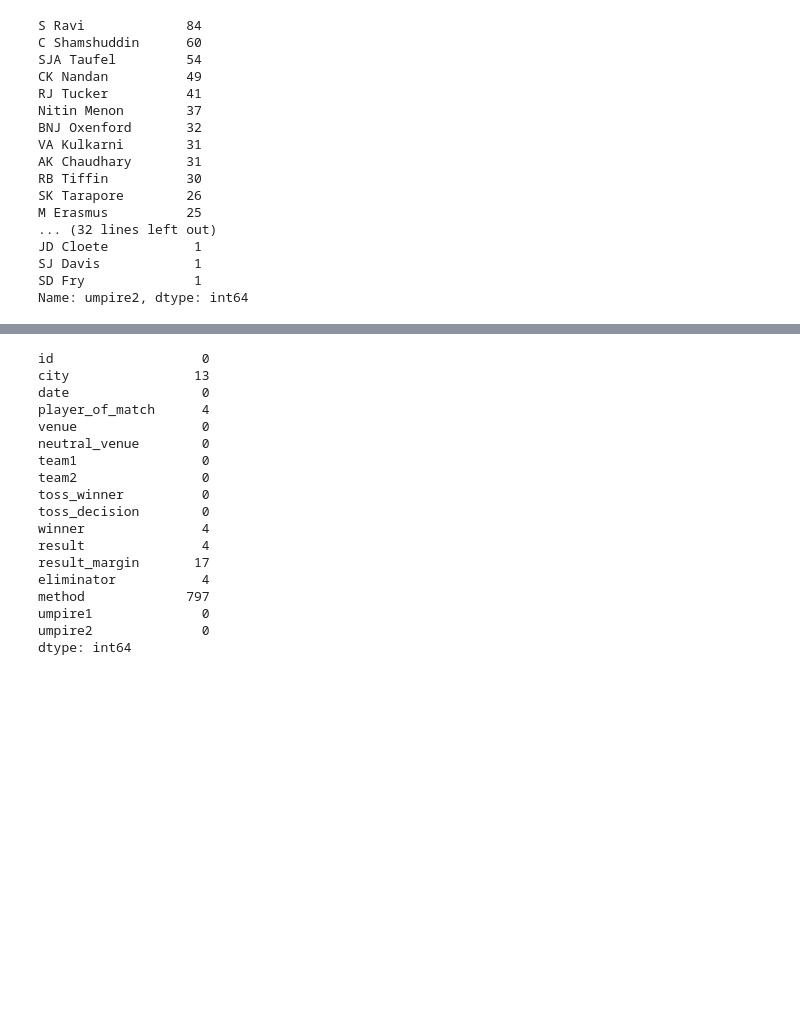
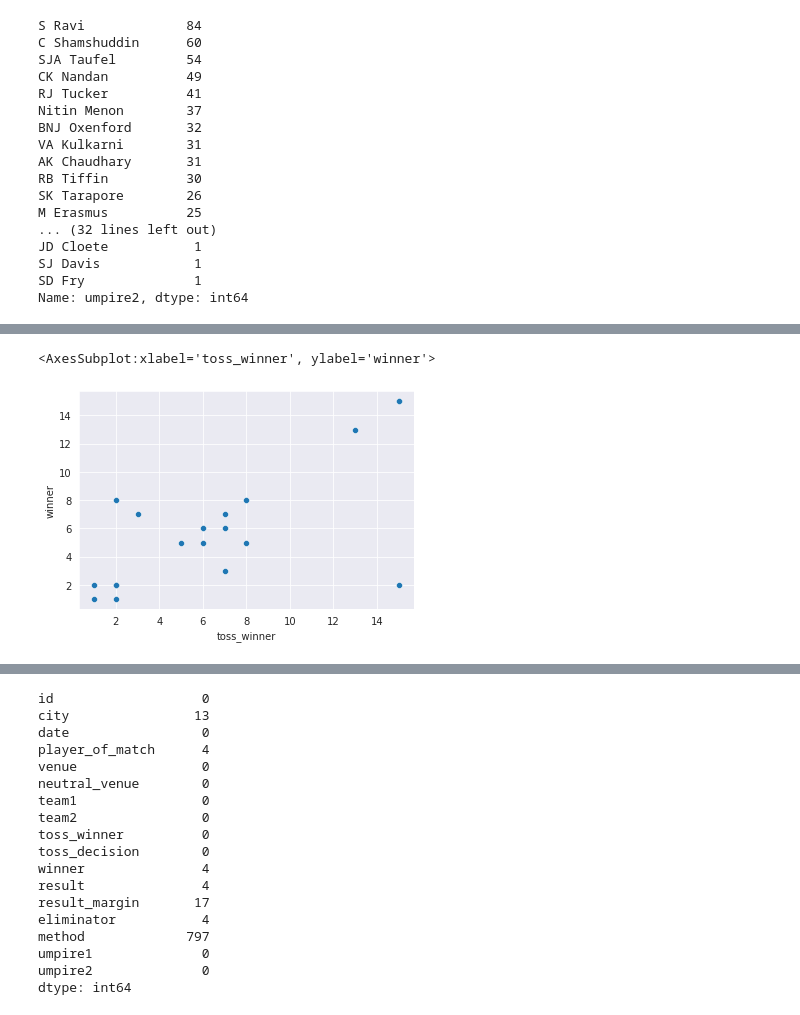
Before and after one commit to Harsh-0001/Data-Visualization-with-Python, a Jupyter notebook: trial.ipynb, the cells around one changed output, grey strips where cells are left out. Drawn from its saved outputs; the diff is of its cells as text; code cells hidden in the pictures; blank space fills up the shorter version.

```diff
--- a/trial.ipynb
+++ b/trial.ipynb
@@ -213,0 +232,5 @@ Name: umpire2, dtype: int64
+# %%
+sns.scatterplot(x='toss_winner', y='winner', data=dataset)
+# %% [output]
+<AxesSubplot:xlabel='toss_winner', ylabel='winner'>
+[figure, added]
```
Also changed, not shown: parts of 17 cells of this notebook, 1 other file.
